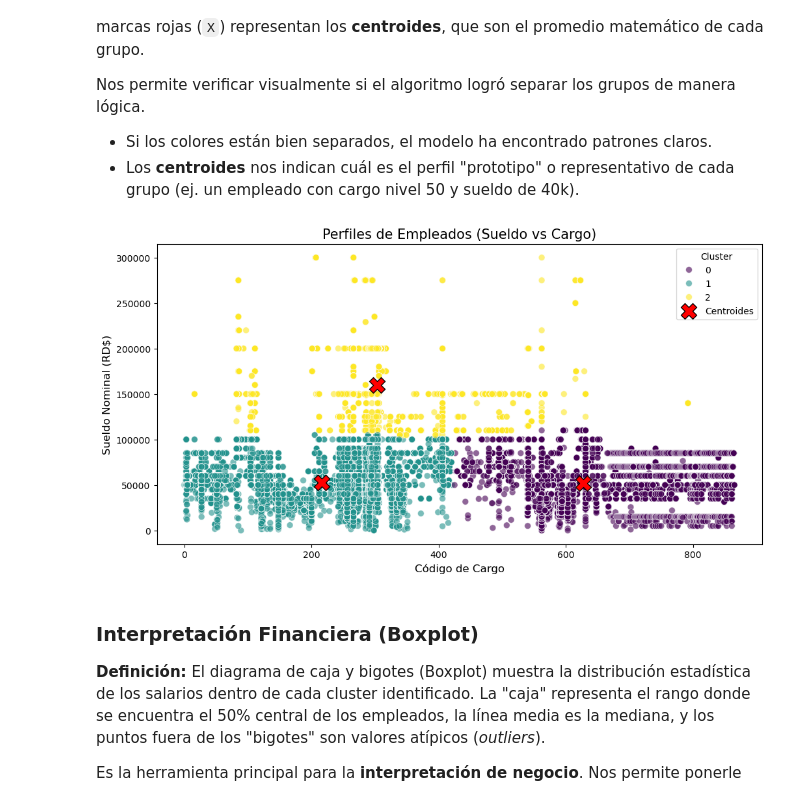
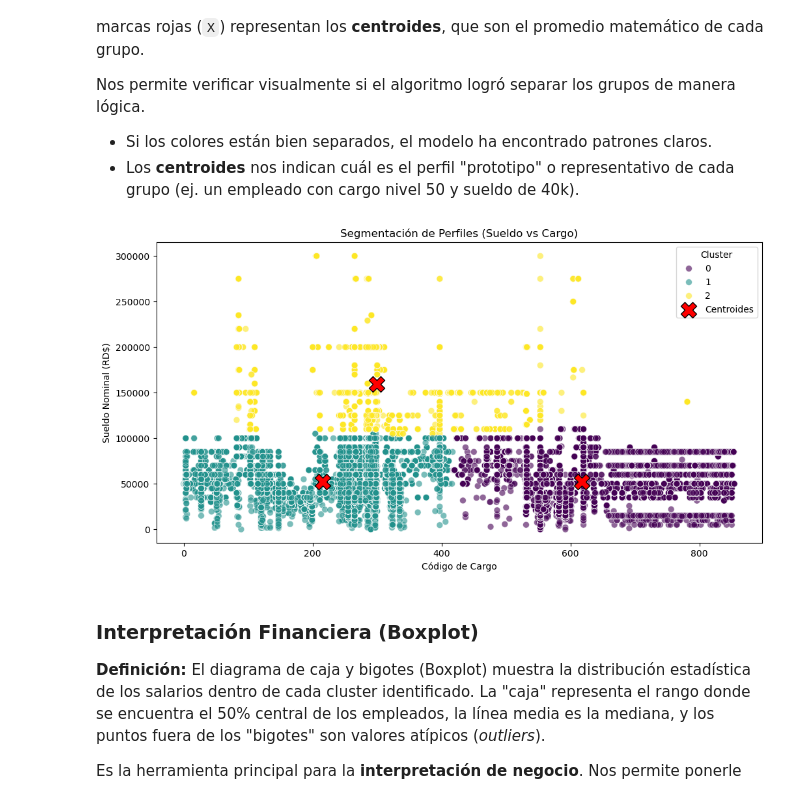
Before and after one commit to TZeik/icc321-2025-final, a Jupyter notebook: modelo_mineria.ipynb, the cells around one changed output. Saved outputs shown, nothing was run; the diff lists cells and outputs as text; code cells hidden in the pictures.

```diff
--- a/modelo_mineria.ipynb
+++ b/modelo_mineria.ipynb
@@ -73,15 +68,14 @@ El algoritmo K-Means es sensible a la escala de los datos y solo trabaja con var
 # %%
-# Label Encoding para el Cargo (Texto -> Número)
+# Label Encoding
 le_cargo = LabelEncoder()
-df_model['cargo_code'] = le_cargo.fit_transform(df_model['cargo'])
+df_model['cargo_code'] = le_cargo.fit_transform(df_model['cargo_nombre'])
 
 # Selección de Variables para Clustering
-# Usamos Sueldo Nominal y el Código del Cargo para agrupar por "Jerarquía y Pago"
 X = df_model[['sueldo_nominal', 'cargo_code']]
 
-# Escalado de Datos (Importante para K-Means)
+# Escalado de Datos
 scaler = StandardScaler()
 X_scaled = scaler.fit_transform(X)
 
-print("Datos preprocesados y escalados. Listos para el modelo.")
+print("Datos preprocesados y escalados. Variables usadas: Sueldo Nominal y Código de Cargo.")
 # %% [output]
@@ -159,32 +161,30 @@ Nos permite verificar visualmente si el algoritmo logró separar los grupos de m
 # %%
 plt.figure(figsize=(12, 6))
 
-# Scatter Plot principal
 sns.scatterplot(
     data=df_model,
     x='cargo_code',
     y='sueldo_nominal',
     hue='CLUSTER',
     palette='viridis',
     s=50,
     alpha=0.6
 )
 
-# Dibujar Centroides
 centros_reales = scaler.inverse_transform(kmeans_final.cluster_centers_)
 plt.scatter(
     centros_reales[:, 1], # Eje X: Cargo Code
     centros_reales[:, 0], # Eje Y: Sueldo
     s=300, c='red', marker='X', label='Centroides', edgecolors='black'
 )
 
-plt.title('Perfiles de Empleados (Sueldo vs Cargo)', fontsize=15)
-plt.xlabel('Código de Cargo', fontsize=12)
-plt.ylabel('Sueldo Nominal (RD$)', fontsize=12)
+plt.title('Segmentación de Perfiles (Sueldo vs Cargo)')
+plt.xlabel('Código de Cargo')
+plt.ylabel('Sueldo Nominal (RD$)')
 plt.legend(title='Cluster')
 plt.show()
 # %% [output]
-[figure, old version]
+[figure, new version]
 # %% [markdown]
 ### Interpretación Financiera (Boxplot)
 
```
Also changed, not shown: parts of 7 cells of this notebook, 8 other files.
